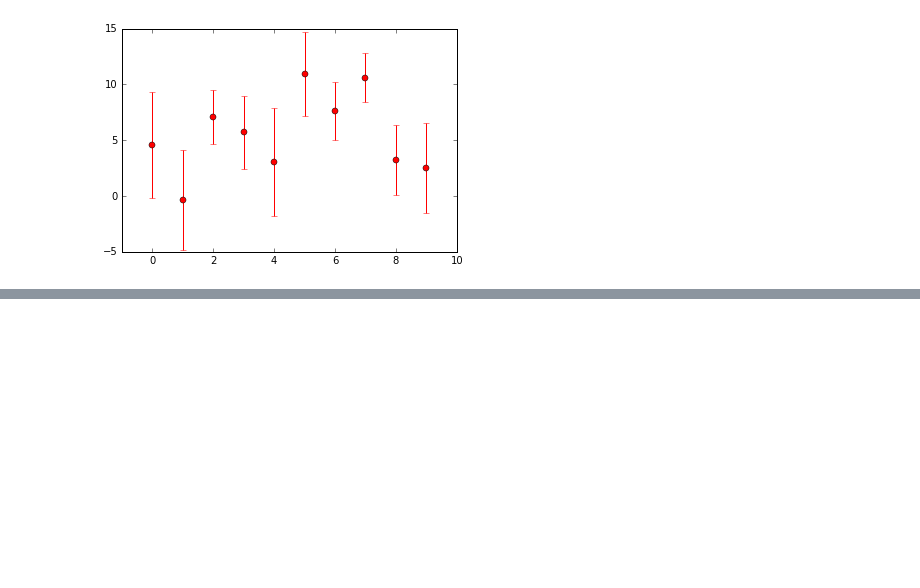
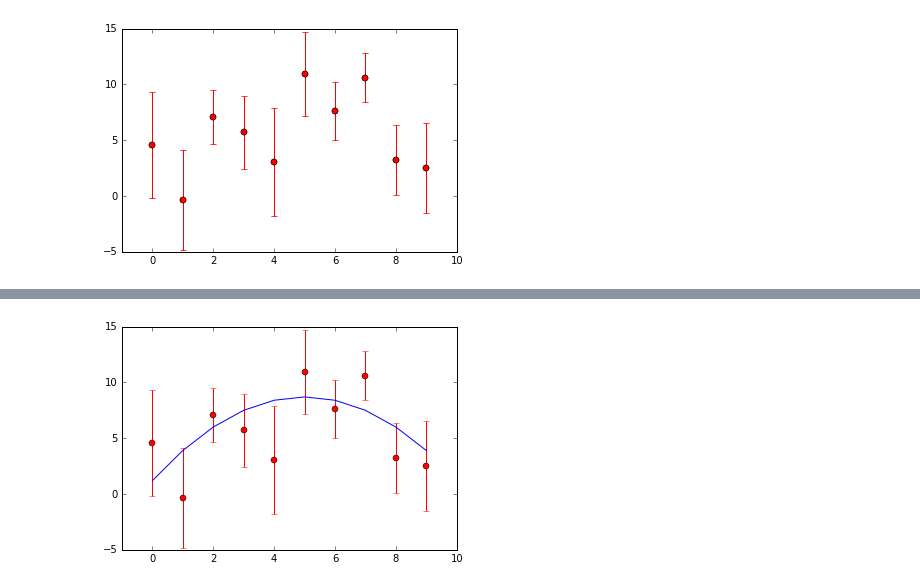
Before and after one commit to ClaudioNahmad/ProyectoMACSS, a Jupyter notebook: Chi_Square.ipynb, the cells around one changed output, grey strips where cells are left out. Cells and saved outputs as stored; diff of their text form; code cells hidden in the pictures; blank space fills up the shorter version.

```diff
--- a/Chi_Square.ipynb
+++ b/Chi_Square.ipynb
@@ -46,0 +53,7 @@ array([[[  2656.83508374,   2648.17740188,   2639.53948231, ...,
+# %%
+plt.errorbar(x,y,err,fmt='o',color='r')
+plt.plot(x,arr_a[tmin[0]] * np.power(x,2) + arr_b[tmin[1]] * x + arr_c[tmin[2]],color='b')
+plt.xlim(-1,10)
+plt.show()
+# %% [output]
+[figure, added]
```
Also changed, not shown: parts of 9 cells of this notebook.
